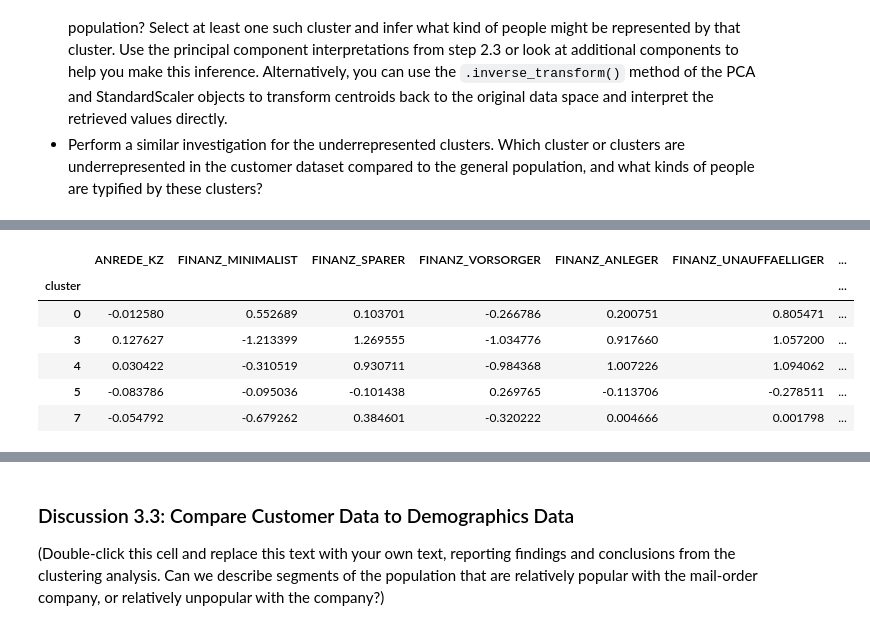
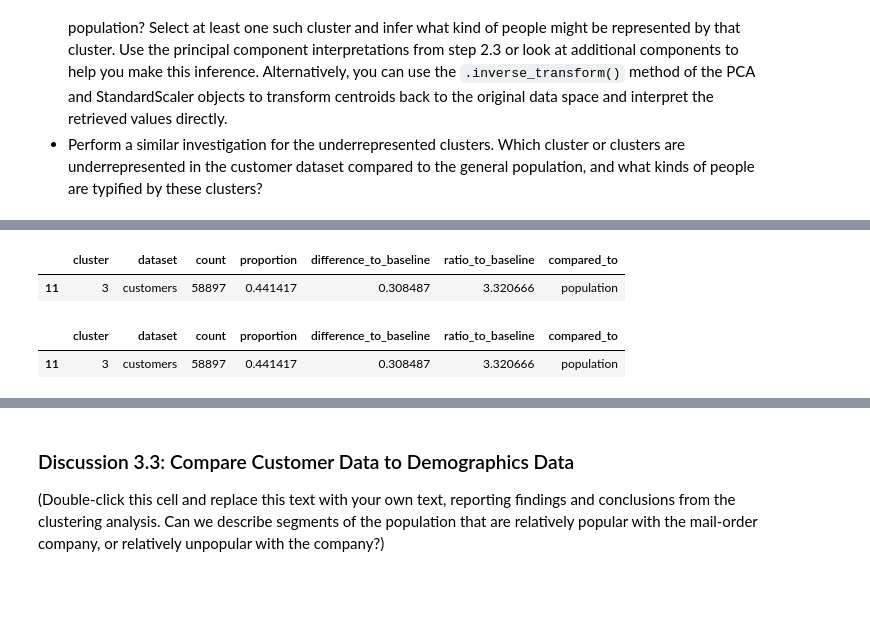
Before and after one commit to Caprikey/WGU_D499_P2_DCook, a Jupyter notebook: notebooks/Identify_Customer_Segments_dcook.ipynb, the cells around one changed output, grey strips where cells are left out. Saved outputs shown, nothing was run; the diff lists cells and outputs as text; code cells hidden in the pictures; blank space fills up the shorter version.

```diff
--- a/notebooks/Identify_Customer_Segments_dcook.ipynb
+++ b/notebooks/Identify_Customer_Segments_dcook.ipynb
@@ -1781,4 +2625,12 @@ Take a look at the following points in this step:
 # %%
 # Compare the proportion of data in each cluster for the customer data to the
 # proportion of data in each cluster for the general population.
+
+from WGU_D499_P2_DCook.clustering import generate_cluster_comparision_dataframe, generate_cluster_comparision_dataframe_v2
+
+dataframes_list = [azdias_general_demographics_recombined_encoded_scaled, customers_scaled]
+labels_list = [population_labels, customer_labels]
+dataset_names_list = ["population", "customers"]
+
+combined_cluster_dataframe, cluster_comparision_dataframe = generate_cluster_comparision_dataframe_v2(dataframes_list, labels_list, dataset_names_list, baseline_dataset='population')
 # %% [output]
@@ -1804,11 +2753,18 @@ cluster
 # %%
 # What kinds of people are part of a cluster that is underrepresented in the
 # customer data compared to the general population?
+
+from WGU_D499_P2_DCook.clustering import filter_clusters_by_threshold_with_type, filter_clusters_by_threshold_with_type_v2
+
+under_represented_clusters_ratio = filter_clusters_by_threshold_with_type_v2(cluster_comparision_dataframe, 'Difference', 0.1, 'under')
+under_represented_clusters_ratio
 # %% [output]
-|  | ANREDE_KZ | FINANZ_MINIMALIST | FINANZ_SPARER | FINANZ_VORSORGER | FINANZ_ANLEGER | FINANZ_UNAUFFAELLIGER | ... |
-| cluster |  |  |  |  |  |  | ... |
-| 0 | -0.012580 | 0.552689 | 0.103701 | -0.266786 | 0.200751 | 0.805471 | ... |
-| 3 | 0.127627 | -1.213399 | 1.269555 | -1.034776 | 0.917660 | 1.057200 | ... |
-| 4 | 0.030422 | -0.310519 | 0.930711 | -0.984368 | 1.007226 | 1.094062 | ... |
-| 5 | -0.083786 | -0.095036 | -0.101438 | 0.269765 | -0.113706 | -0.278511 | ... |
-| 7 | -0.054792 | -0.679262 | 0.384601 | -0.320222 | 0.004666 | 0.001798 | ... |
+|  | cluster | dataset | count | proportion | difference_to_baseline | ratio_to_baseline | compared_to |
+| 11 | 3 | customers | 58897 | 0.441417 | 0.308487 | 3.320666 | population |
+# %%
+
+under_represented_clusters_difference = filter_clusters_by_threshold_with_type_v2(cluster_comparision_dataframe, 'Difference', 0.1, 'under')
+under_represented_clusters_difference
+# %% [output]
+|  | cluster | dataset | count | proportion | difference_to_baseline | ratio_to_baseline | compared_to |
+| 11 | 3 | customers | 58897 | 0.441417 | 0.308487 | 3.320666 | population |
```
Also changed, not shown: parts of 92 cells of this notebook, 27 other files.
